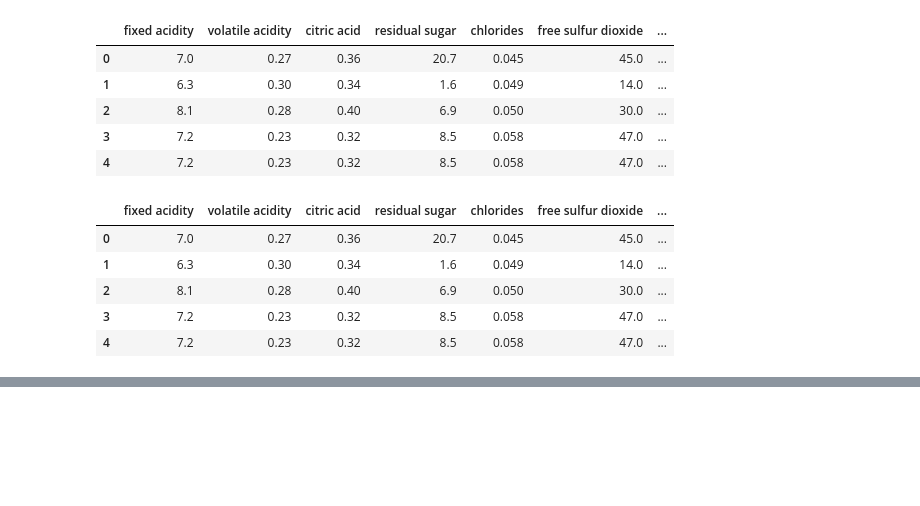
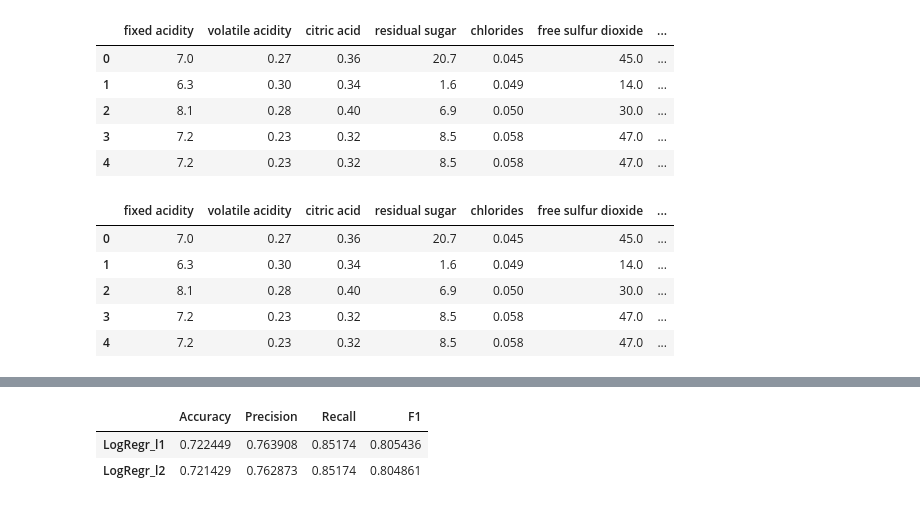
Before and after one commit to EricMLarsen/DeepLearning_Larsen, a Jupyter notebook: DNN_Class_Spring_2023/Homework_1/Eric_a1_adl_s23.ipynb, the cells around one changed output, grey strips where cells are left out. Drawn from its saved outputs; the diff is of its cells as text; code cells hidden in the pictures; blank space fills up the shorter version.

```diff
--- a/DNN_Class_Spring_2023/Homework_1/Eric_a1_adl_s23.ipynb
+++ b/DNN_Class_Spring_2023/Homework_1/Eric_a1_adl_s23.ipynb
@@ -84,0 +204,33 @@ x_train, x_val, y_train, y_val = model_selection.train_test_split(x_train,y_trai
+# %%
+#Logistic Regression Model
+def Logistic_Regression_model(x,y,penaltytype,solvertype,x_val,y_val,display):
+    model = sklearn.linear_model.LogisticRegression(penalty=penaltytype,solver=solvertype)
+    model.fit(x,y)
+    #Test model on validation data
+    prediction = model.predict(x_val)
+    true = y_val
+    #evaluate the performance of the model
+    acc = (sklearn.metrics.accuracy_score(true,prediction))
+    precision = (sklearn.metrics.precision_score(true,prediction))
+    recall = (sklearn.metrics.recall_score(true,prediction))
+    f1 = (sklearn.metrics.f1_score(true,prediction))
+    #get the confusion matrix information
+    cm = sklearn.metrics.confusion_matrix(true,prediction,labels=model.classes_)
+    disp = sklearn.metrics.ConfusionMatrixDisplay(cm,display_labels=model.classes_)
+    #displaynetwork
+    if display:
+       disp.plot()
+    #store the values to an array, Accuracy, Precision, Recall, F1
+    Performance = [acc,precision,recall,f1]
+    return Performance
+#Decision Tree Model using gini
+Logistic_Regression_l1_model = Logistic_Regression_model(X_train_z,Y_train_z,'l1','liblinear',X_val_z,Y_val_z,False)
+#Decision Tree Model using entropy
+Logistic_Regression_l2_model = Logistic_Regression_model(X_train_z,Y_train_z,'l2','lbfgs',X_val_z,Y_val_z,False)
+#storing all the performances from the Decision Tree models
+results_Logistic_Regression = pd.DataFrame([Logistic_Regression_l1_model,Logistic_Regression_l2_model],['LogRegr_l1','LogRegr_l2'],['Accuracy','Precision','Recall','F1'])
+results_Logistic_Regression.head()
+# %% [output]
+|  | Accuracy | Precision | Recall | F1 |
+| LogRegr_l1 | 0.722449 | 0.763908 | 0.85174 | 0.805436 |
+| LogRegr_l2 | 0.721429 | 0.762873 | 0.85174 | 0.804861 |
```
Also changed, not shown: parts of 11 cells of this notebook.
